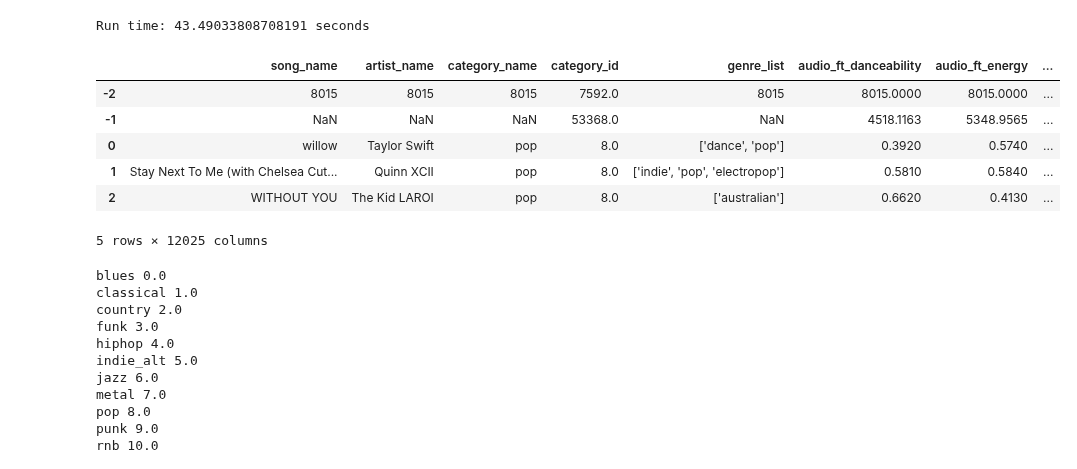
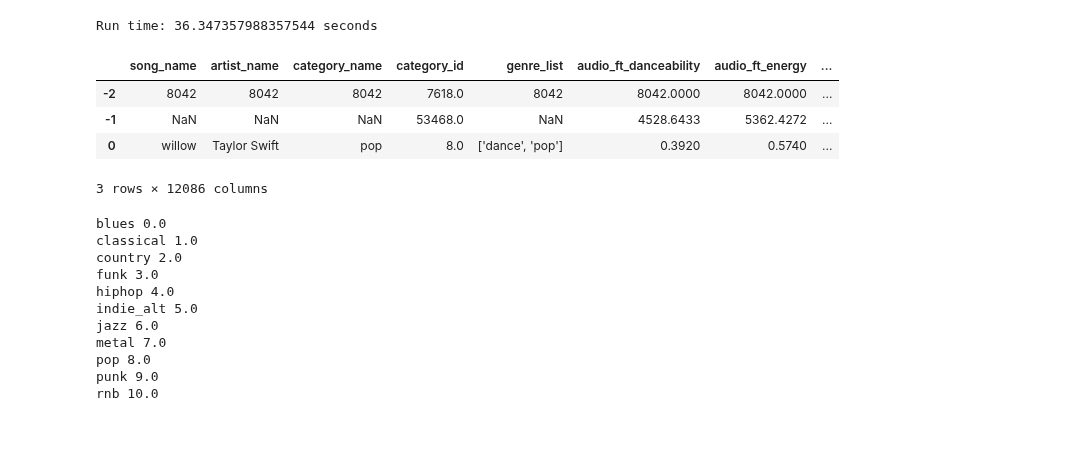
Before and after one commit to hannahkidwell/NLP-Spotify-Genres, a Jupyter notebook: Analysis/top_words.ipynb, the cells around one changed output. Drawn from its saved outputs; the diff is of its cells as text; code cells hidden in the pictures; blank space fills up the shorter version.

```diff
--- a/Analysis/top_words.ipynb
+++ b/Analysis/top_words.ipynb
@@ -7,21 +6,18 @@ from itertools import islice
 # %%
 # Create DataFrame from CSV
 t0 = time.time()
-filtered_lyric_TF_df = pd.read_csv('../Data/filtered_lyric_TF.csv')
-#filtered_lyric_TF_df = filtered_lyric_TF_df.drop([0,1])
+filtered_lyric_TF_df = pd.read_csv('../../Data/filtered_lyric_TF.csv')
 filtered_lyric_TF_df.index = filtered_lyric_TF_df.index - 2
 t1 = time.time()
 print(f'Run time: {t1-t0} seconds')
-filtered_lyric_TF_df.head()
+filtered_lyric_TF_df.head(3)
 # %% [output]
-Run time: 43.49033808708191 seconds
+Run time: 36.347357988357544 seconds
 |  | song_name | artist_name | category_name | category_id | genre_list | audio_ft_danceability | audio_ft_energy | ... |
-| -2 | 8015 | 8015 | 8015 | 7592.0 | 8015 | 8015.0000 | 8015.0000 | ... |
-| -1 | NaN | NaN | NaN | 53368.0 | NaN | 4518.1163 | 5348.9565 | ... |
+| -2 | 8042 | 8042 | 8042 | 7618.0 | 8042 | 8042.0000 | 8042.0000 | ... |
+| -1 | NaN | NaN | NaN | 53468.0 | NaN | 4528.6433 | 5362.4272 | ... |
 | 0 | willow | Taylor Swift | pop | 8.0 | ['dance', 'pop'] | 0.3920 | 0.5740 | ... |
-| 1 | Stay Next To Me (with Chelsea Cut... | Quinn XCII | pop | 8.0 | ['indie', 'pop', 'electropop'] | 0.5810 | 0.5840 | ... |
-| 2 | WITHOUT YOU | The Kid LAROI | pop | 8.0 | ['australian'] | 0.6620 | 0.4130 | ... |
-5 rows × 12025 columns
+3 rows × 12086 columns
 # %%
 # Create a dictionary of category names and ids
 cat_name_id = {}
```
Also changed, not shown: parts of 12 cells of this notebook, 1 other file.
